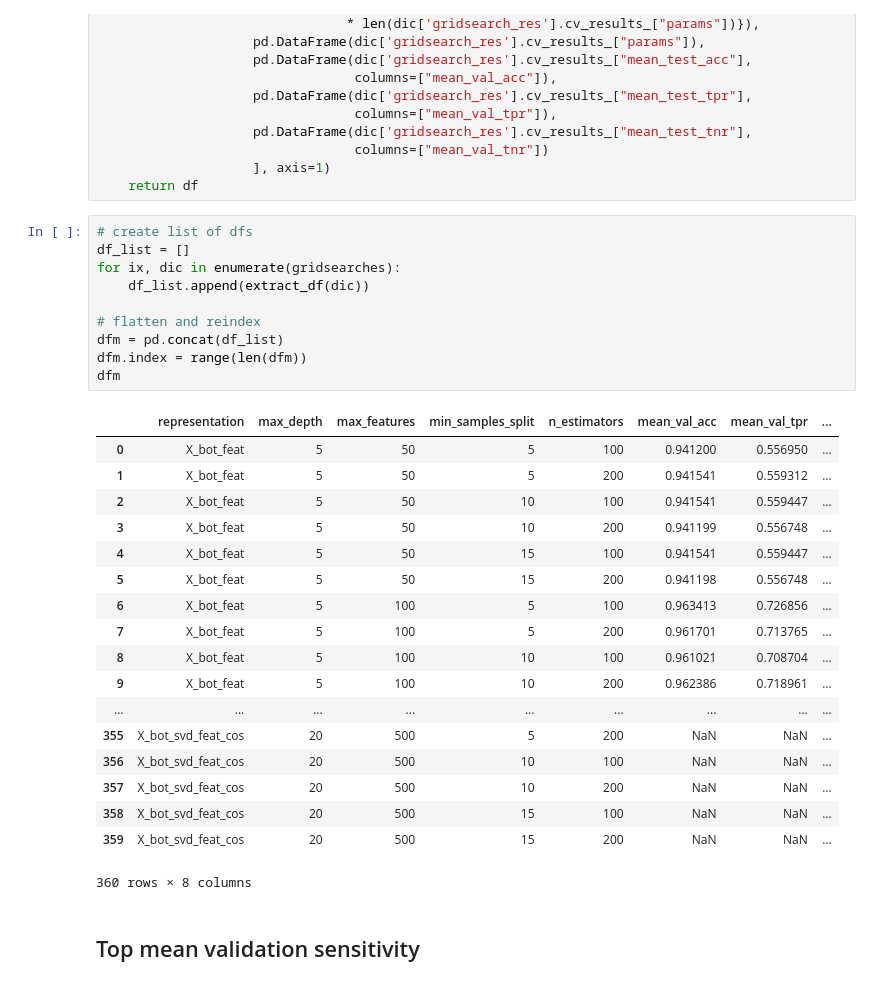
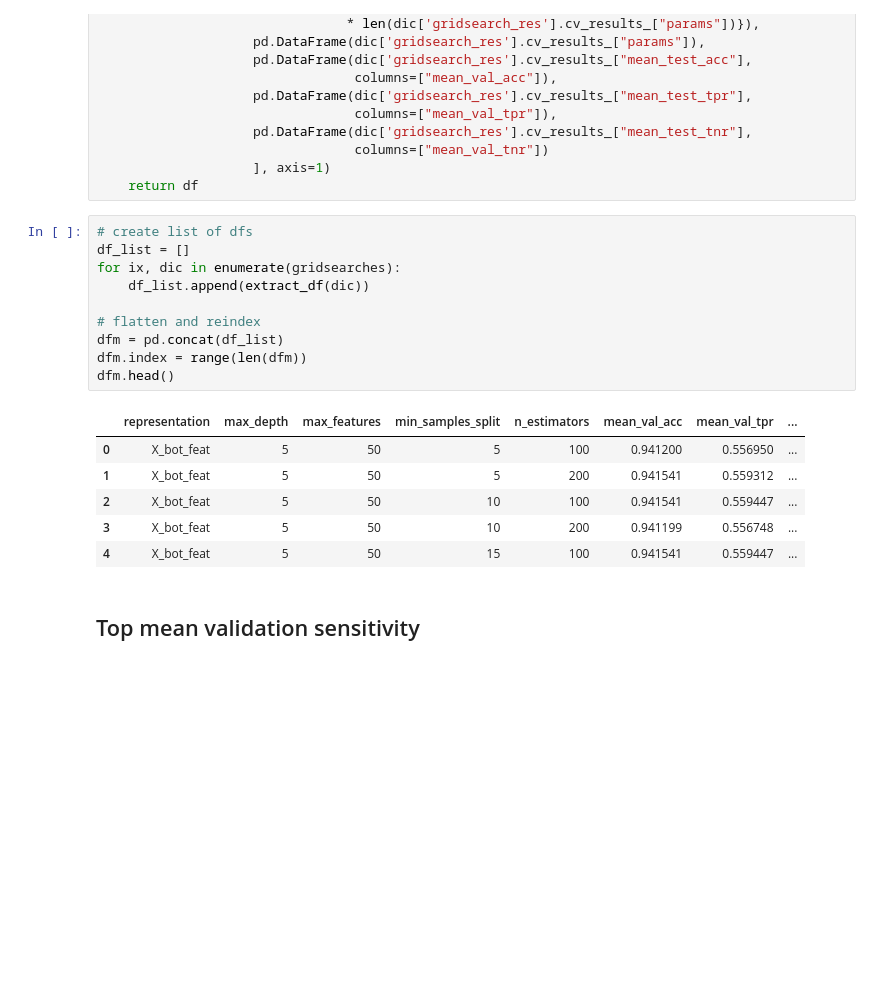
Before and after one commit to BigBangData/NaturalLanguageProcessing, a Jupyter notebook: TextAnalyticsWithR/13_RandomForests_4.ipynb, the cells around one changed output. Cells and saved outputs as stored; diff of their text form; blank space fills up the shorter version.

```diff
--- a/TextAnalyticsWithR/13_RandomForests_4.ipynb
+++ b/TextAnalyticsWithR/13_RandomForests_4.ipynb
@@ -79,32 +51,20 @@ def extract_df(dic):
 # %%
 # create list of dfs
 df_list = []
 for ix, dic in enumerate(gridsearches):
     df_list.append(extract_df(dic))
 
 # flatten and reindex
 dfm = pd.concat(df_list)
 dfm.index = range(len(dfm))
-dfm
+dfm.head()
 # %% [output]
 |  | representation | max_depth | max_features | min_samples_split | n_estimators | mean_val_acc | mean_val_tpr | ... |
 | 0 | X_bot_feat | 5 | 50 | 5 | 100 | 0.941200 | 0.556950 | ... |
 | 1 | X_bot_feat | 5 | 50 | 5 | 200 | 0.941541 | 0.559312 | ... |
 | 2 | X_bot_feat | 5 | 50 | 10 | 100 | 0.941541 | 0.559447 | ... |
 | 3 | X_bot_feat | 5 | 50 | 10 | 200 | 0.941199 | 0.556748 | ... |
 | 4 | X_bot_feat | 5 | 50 | 15 | 100 | 0.941541 | 0.559447 | ... |
-| 5 | X_bot_feat | 5 | 50 | 15 | 200 | 0.941198 | 0.556748 | ... |
-| 6 | X_bot_feat | 5 | 100 | 5 | 100 | 0.963413 | 0.726856 | ... |
-| 7 | X_bot_feat | 5 | 100 | 5 | 200 | 0.961701 | 0.713765 | ... |
-| 8 | X_bot_feat | 5 | 100 | 10 | 100 | 0.961021 | 0.708704 | ... |
-| 9 | X_bot_feat | 5 | 100 | 10 | 200 | 0.962386 | 0.718961 | ... |
-| ... | ... | ... | ... | ... | ... | ... | ... | ... |
-| 355 | X_bot_svd_feat_cos | 20 | 500 | 5 | 200 | NaN | NaN | ... |
-| 356 | X_bot_svd_feat_cos | 20 | 500 | 10 | 100 | NaN | NaN | ... |
-| 357 | X_bot_svd_feat_cos | 20 | 500 | 10 | 200 | NaN | NaN | ... |
-| 358 | X_bot_svd_feat_cos | 20 | 500 | 15 | 100 | NaN | NaN | ... |
-| 359 | X_bot_svd_feat_cos | 20 | 500 | 15 | 200 | NaN | NaN | ... |
-360 rows × 8 columns
 # %% [markdown]
 ## Top mean validation sensitivity
 # %%
```
Also changed, not shown: parts of 13 cells of this notebook.
